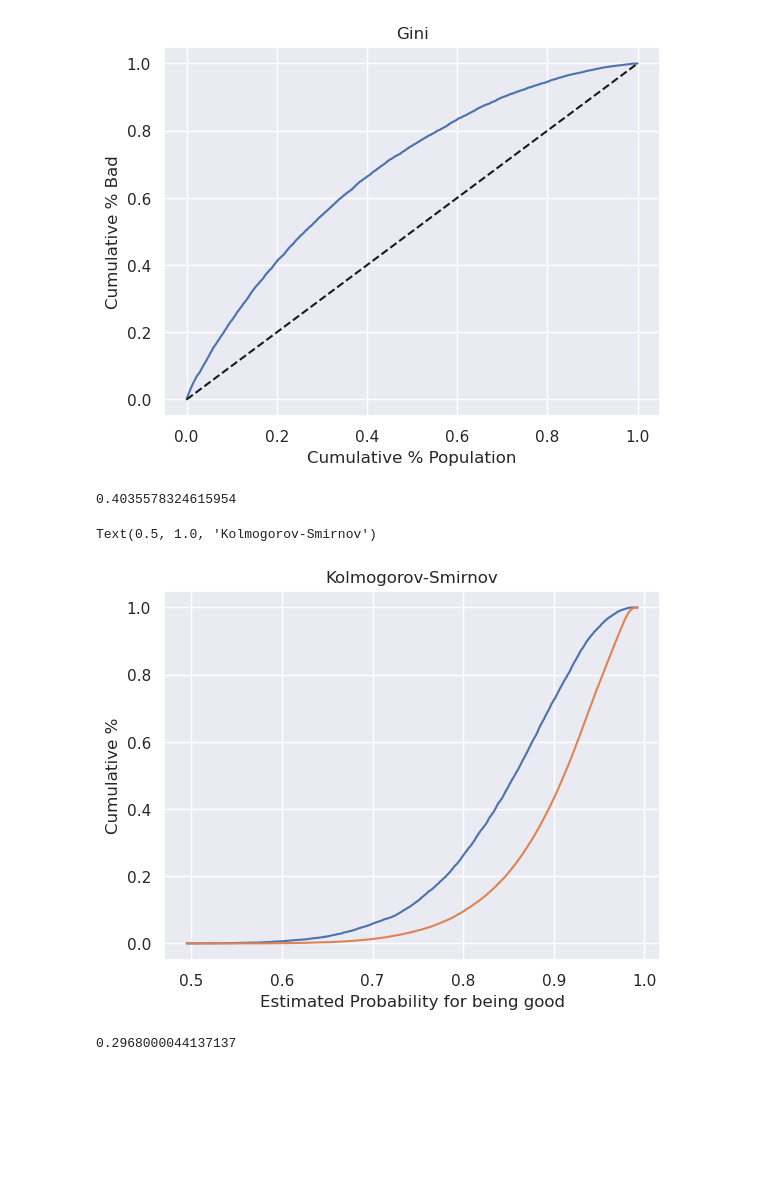
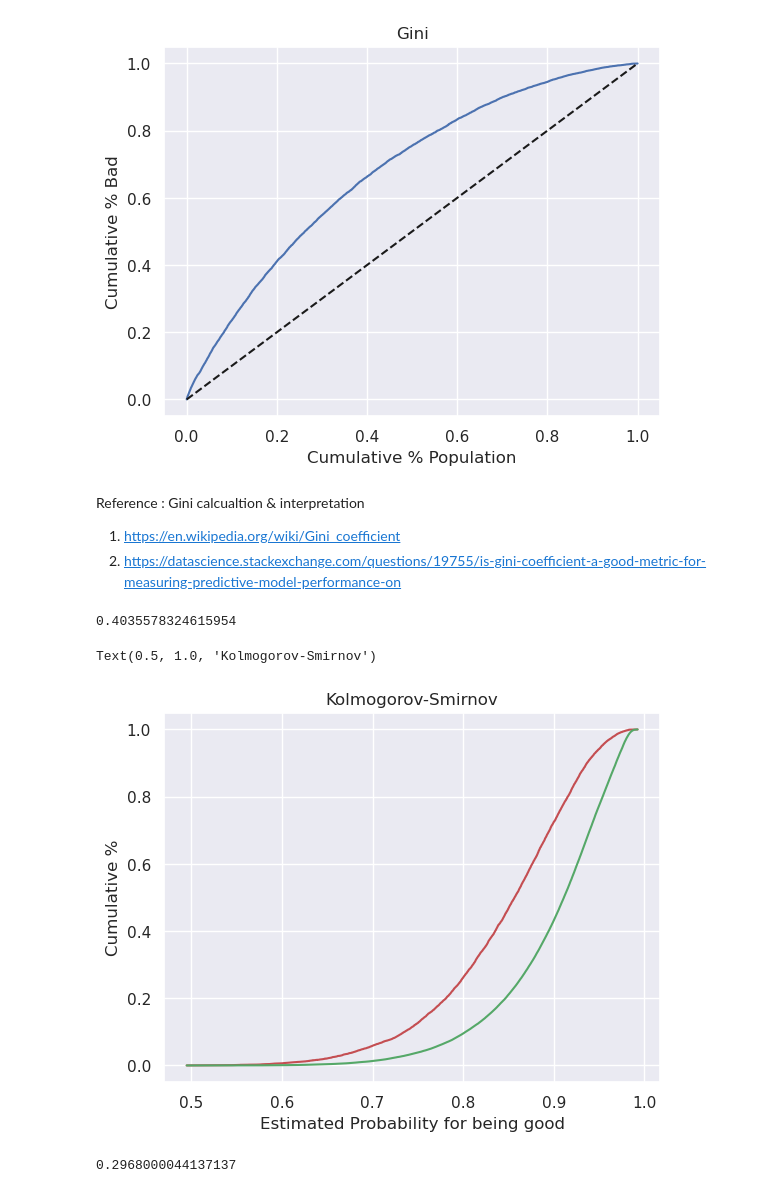
Before and after one commit to pbdanny/PythonProject, a Jupyter notebook: credit_risk_modeling/notebook/CreditRiskModeling_PDModel.ipynb, the cells around one changed output. Cells and saved outputs as stored; diff of their text form; code cells hidden in the pictures; blank space fills up the shorter version.

```diff
--- a/credit_risk_modeling/notebook/CreditRiskModeling_PDModel.ipynb
+++ b/credit_risk_modeling/notebook/CreditRiskModeling_PDModel.ipynb
@@ -867,6 +867,10 @@ plt.title("Gini")
 # %% [output]
 Text(0.5, 1.0, 'Gini')
 [figure]
+# %% [markdown]
+Reference : Gini calcualtion & interpretation
+1) https://en.wikipedia.org/wiki/Gini_coefficient
+2) https://datascience.stackexchange.com/questions/19755/is-gini-coefficient-a-good-metric-for-measuring-predictive-model-performance-on
 # %%
 Gini = AUROC*2 - 1
 # %%
@@ -874,14 +878,14 @@ Gini
 # %% [output]
 0.4035578324615954
 # %%
-plt.plot(df_actual_predicted_proba["y_hat_test_proba"], df_actual_predicted_proba["Cumulative Perc Bad"])
-plt.plot(df_actual_predicted_proba["y_hat_test_proba"], df_actual_predicted_proba["Cumulative Perc Good"])
+plt.plot(df_actual_predicted_proba["y_hat_test_proba"], df_actual_predicted_proba["Cumulative Perc Bad"], color="r")
+plt.plot(df_actual_predicted_proba["y_hat_test_proba"], df_actual_predicted_proba["Cumulative Perc Good"], color="g")
 plt.xlabel("Estimated Probability for being good")
 plt.ylabel("Cumulative %")
 plt.title("Kolmogorov-Smirnov")
 # %% [output]
 Text(0.5, 1.0, 'Kolmogorov-Smirnov')
-[figure, old version]
+[figure, new version]
 # %%
 KS = max(df_actual_predicted_proba["Cumulative Perc Bad"] - df_actual_predicted_proba["Cumulative Perc Good"])
 # %%
```
Also changed, not shown: parts of 45 cells of this notebook.
